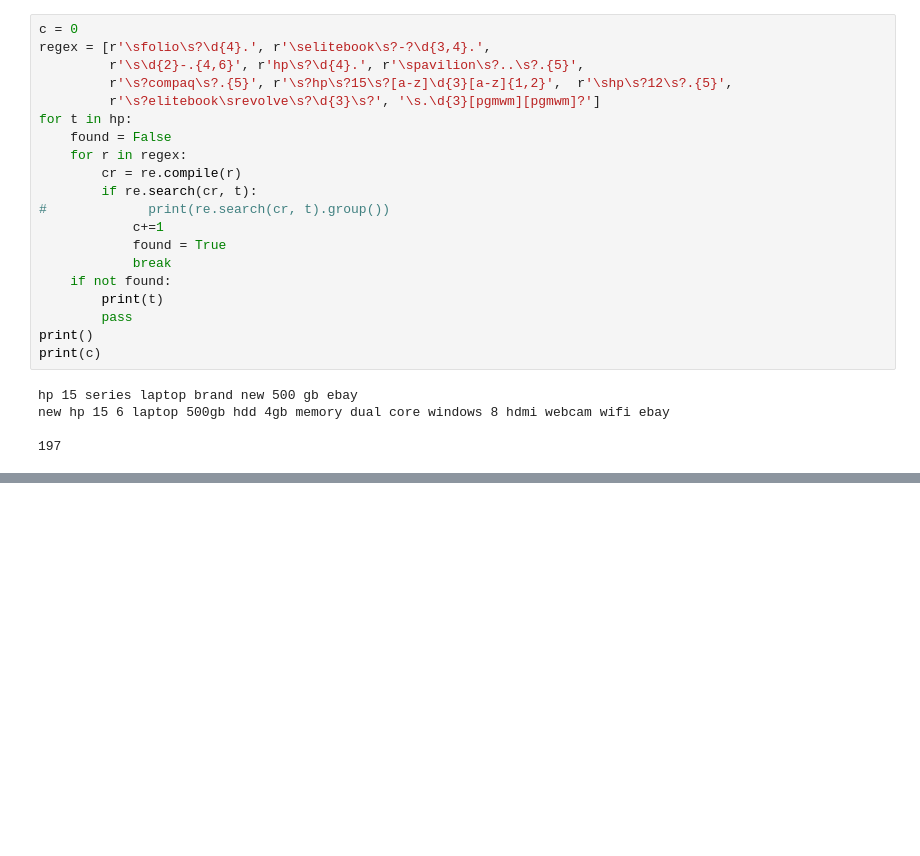
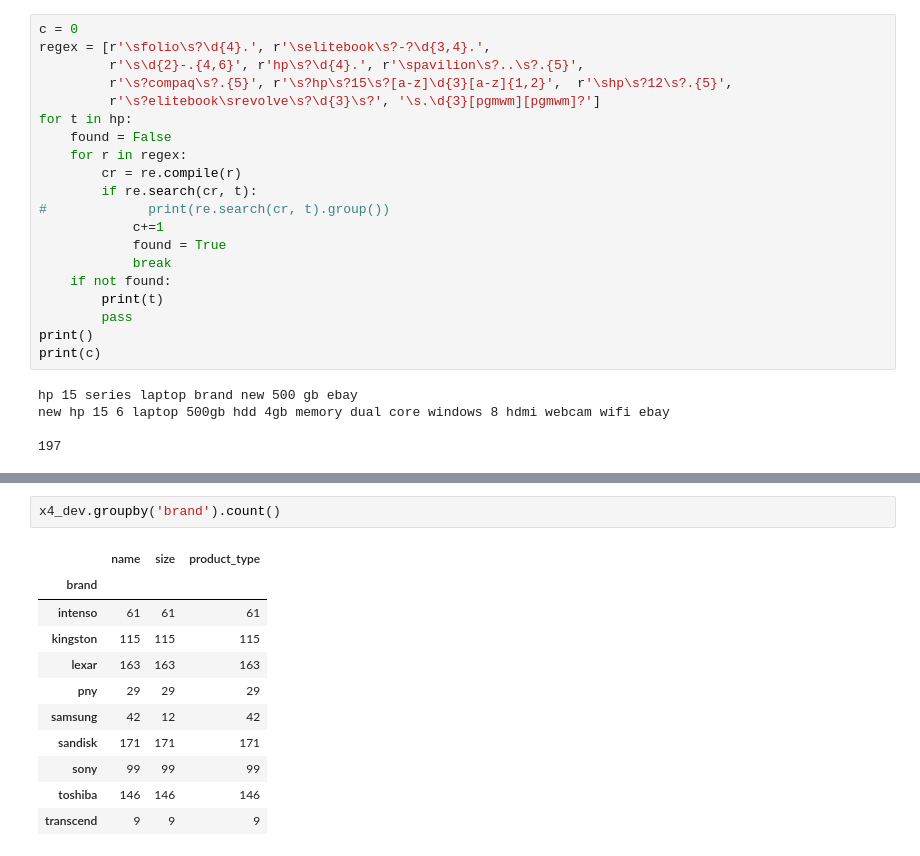
Before and after one commit to Samir55/sigmod2021_teamAAA, a Jupyter notebook: notebooks/Clean_X2_X3.ipynb, the cells around one changed output, grey strips where cells are left out. Drawn from its saved outputs; the diff is of its cells as text; blank space fills up the shorter version.

```diff
--- a/notebooks/Clean_X2_X3.ipynb
+++ b/notebooks/Clean_X2_X3.ipynb
@@ -1065,0 +1386,14 @@ new hp 15 6 laptop 500gb hdd 4gb memory dual core windows 8 hdmi webcam wifi eba
+# %%
+x4_dev.groupby('brand').count()
+# %% [output]
+|  | name | size | product_type |
+| brand |  |  |  |
+| intenso | 61 | 61 | 61 |
+| kingston | 115 | 115 | 115 |
+| lexar | 163 | 163 | 163 |
+| pny | 29 | 29 | 29 |
+| samsung | 42 | 12 | 42 |
+| sandisk | 171 | 171 | 171 |
+| sony | 99 | 99 | 99 |
+| toshiba | 146 | 146 | 146 |
+| transcend | 9 | 9 | 9 |
```
Also changed, not shown: parts of 10 cells of this notebook, 2 other files.
